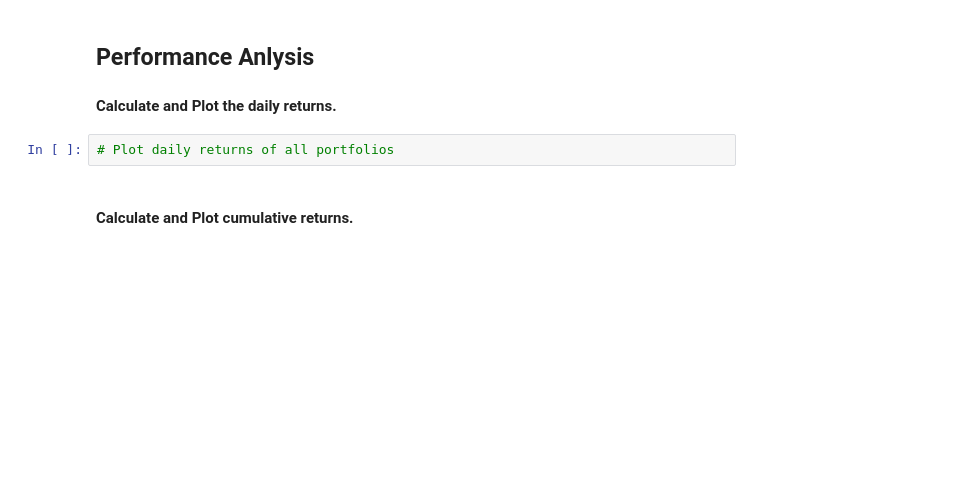
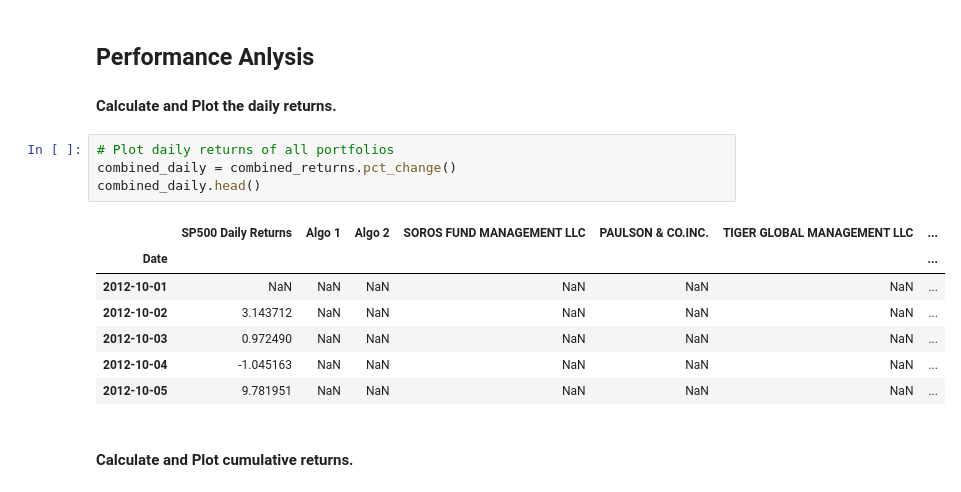
Before and after one commit to bittraidr/Challenge_4, a Jupyter notebook: whale_analysis.ipynb, the cells around one changed output. Cells and saved outputs as stored; diff of their text form; blank space fills up the shorter version.

```diff
--- a/whale_analysis.ipynb
+++ b/whale_analysis.ipynb
@@ -214,6 +254,16 @@ In this section, you will calculate and visualize performance and risk metrics f
 #### Calculate and Plot the daily returns.
 # %%
 # Plot daily returns of all portfolios
+combined_daily = combined_returns.pct_change()
+combined_daily.head()
+# %% [output]
+|  | SP500 Daily Returns | Algo 1 | Algo 2 | SOROS FUND MANAGEMENT LLC | PAULSON & CO.INC. | TIGER GLOBAL MANAGEMENT LLC | ... |
+| Date |  |  |  |  |  |  | ... |
+| 2012-10-01 | NaN | NaN | NaN | NaN | NaN | NaN | ... |
+| 2012-10-02 | 3.143712 | NaN | NaN | NaN | NaN | NaN | ... |
+| 2012-10-03 | 0.972490 | NaN | NaN | NaN | NaN | NaN | ... |
+| 2012-10-04 | -1.045163 | NaN | NaN | NaN | NaN | NaN | ... |
+| 2012-10-05 | 9.781951 | NaN | NaN | NaN | NaN | NaN | ... |
 # %% [markdown]
 #### Calculate and Plot cumulative returns.
 # %%
```
Also changed, not shown: parts of 5 cells of this notebook.
